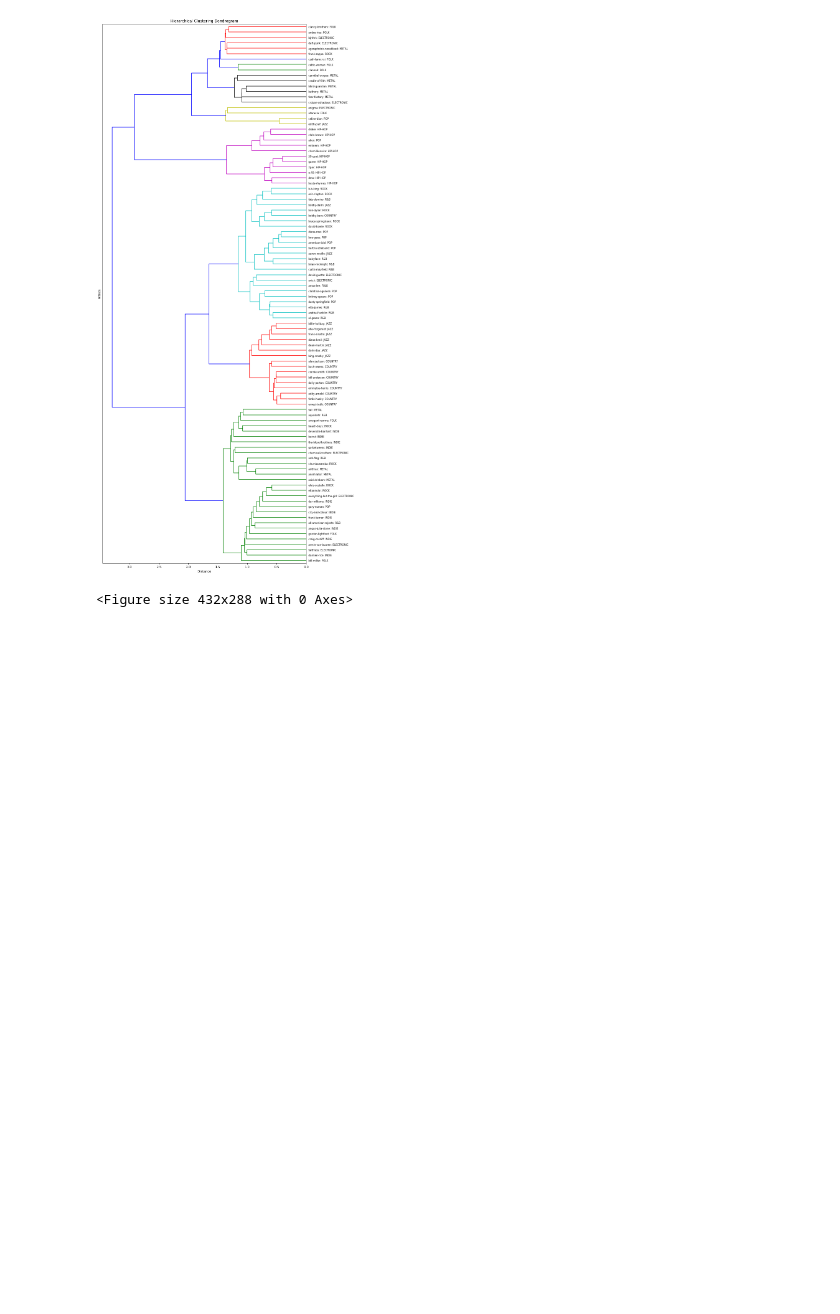
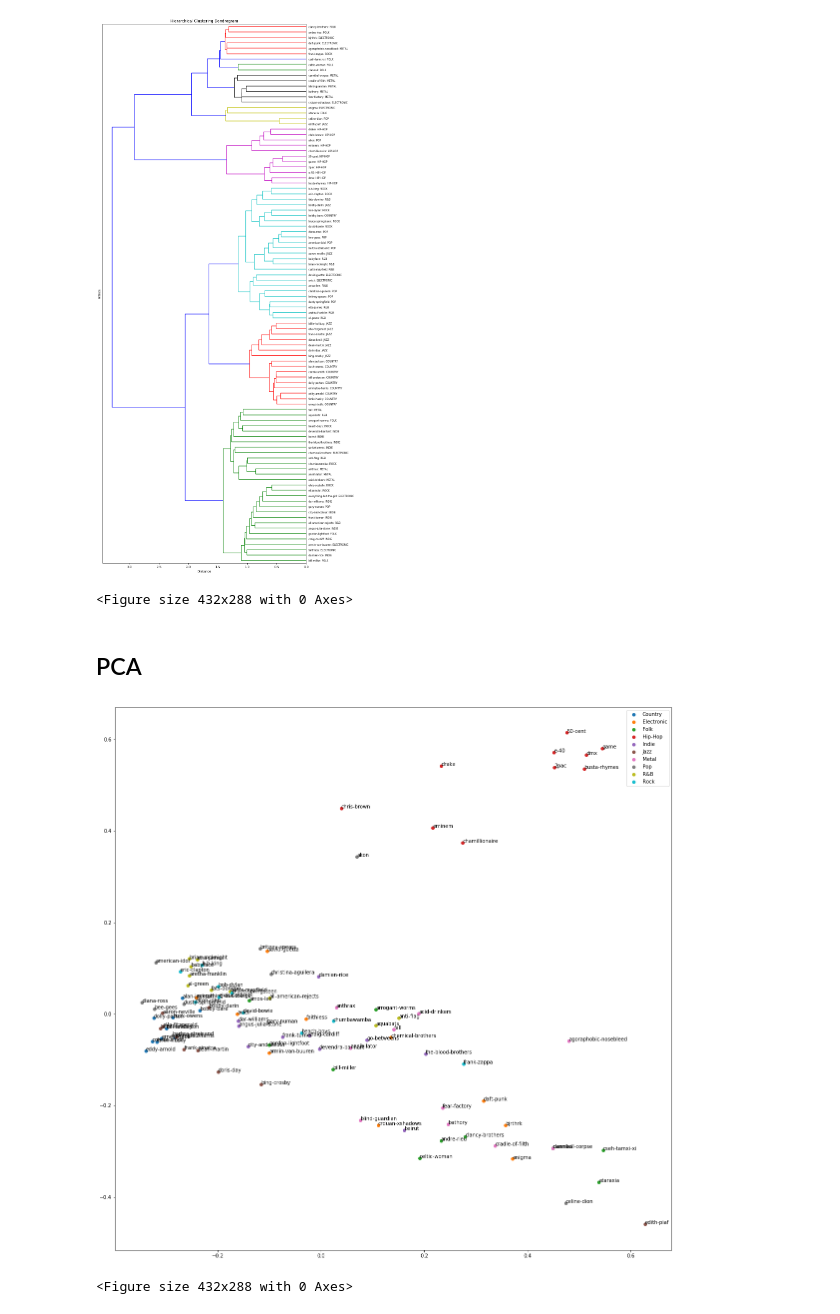
Before and after one commit to ariksidney/KI, a Jupyter notebook: KI2/lab01/lab01.ipynb, the cells around one changed output. Drawn from its saved outputs; the diff is of its cells as text; code cells hidden in the pictures; blank space fills up the shorter version.

Commit message:
Add new plots

```diff
--- a/KI2/lab01/lab01.ipynb
+++ b/KI2/lab01/lab01.ipynb
@@ -126,3 +126,36 @@ plot_dendrogram(clustered, artist_names)
 # %% [output]
 [figure]
 <Figure size 432x288 with 0 Axes>
+# %% [markdown]
+   ## PCA
+# %%
+from sklearn.decomposition import PCA
+from itertools import groupby
+from operator import itemgetter
+
+fitted_model = PCA(n_components=2).fit_transform(lyrics_tfidf_matrix.toarray())
+
+artist2pca = zip(artist_lyrics.keys(), fitted_model[:, 0], fitted_model[:,1])
+
+# Dicts don't necessarily share the same order so we need to map the artist to genre this way
+artist_genre2pca = list(map(lambda pca_entry: (artist2genre[pca_entry[0]], pca_entry[0], pca_entry[1], pca_entry[2]),
+                            artist2pca))
+
+plt.figure(figsize=(20,20))
+for genre, grouped in groupby(sorted(artist_genre2pca, key=itemgetter(0)), itemgetter(0)):
+
+    values = list(grouped) # Convert iterator to list which is easier to work with
+
+    _, _, xs, ys = list(zip(*values))
+    plt.scatter(xs, ys, label=genre)
+
+    for _, artist, x, y in values:
+        plt.annotate(artist,xy=(x, y))
+
+
+plt.legend()
+plt.show()
+plt.clf()
+# %% [output]
+[figure, added]
+<Figure size 432x288 with 0 Axes>
```
Also changed, not shown: parts of 4 cells of this notebook.
